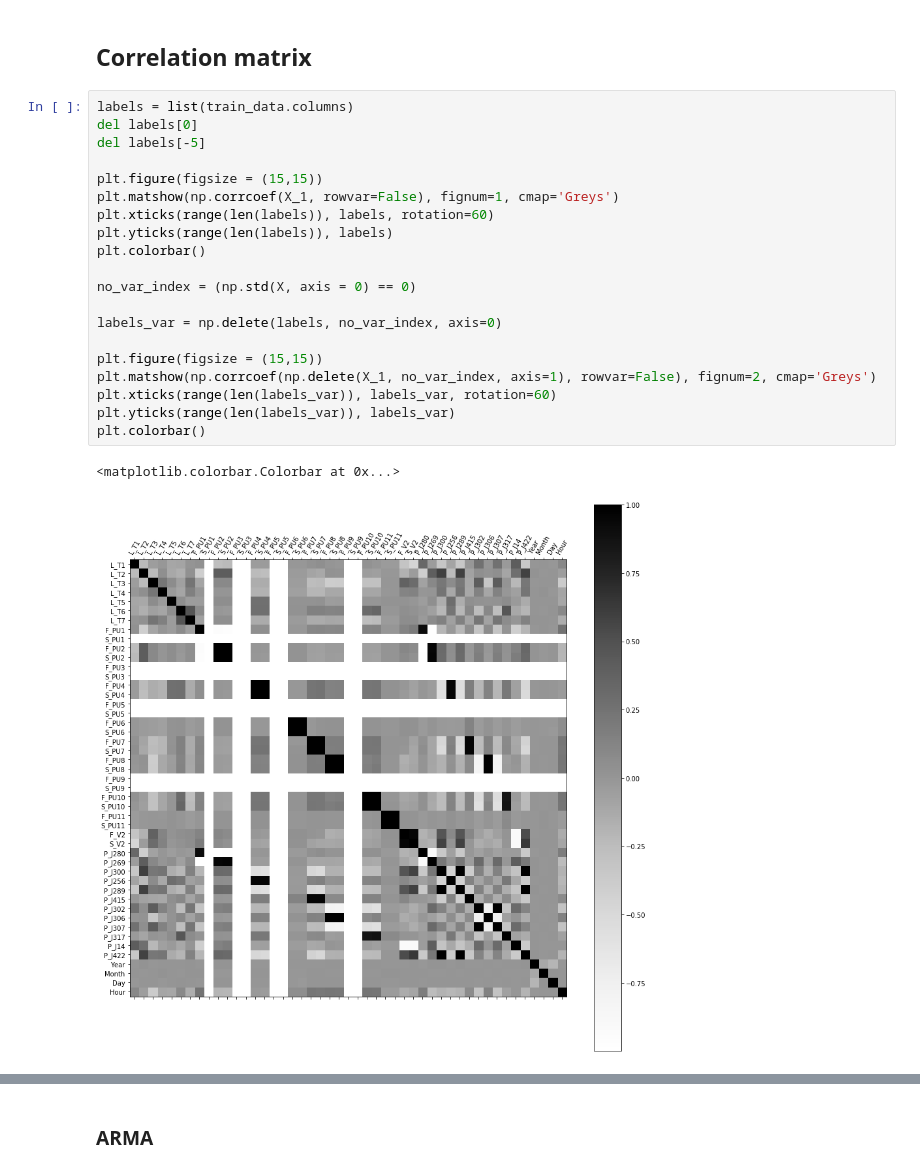
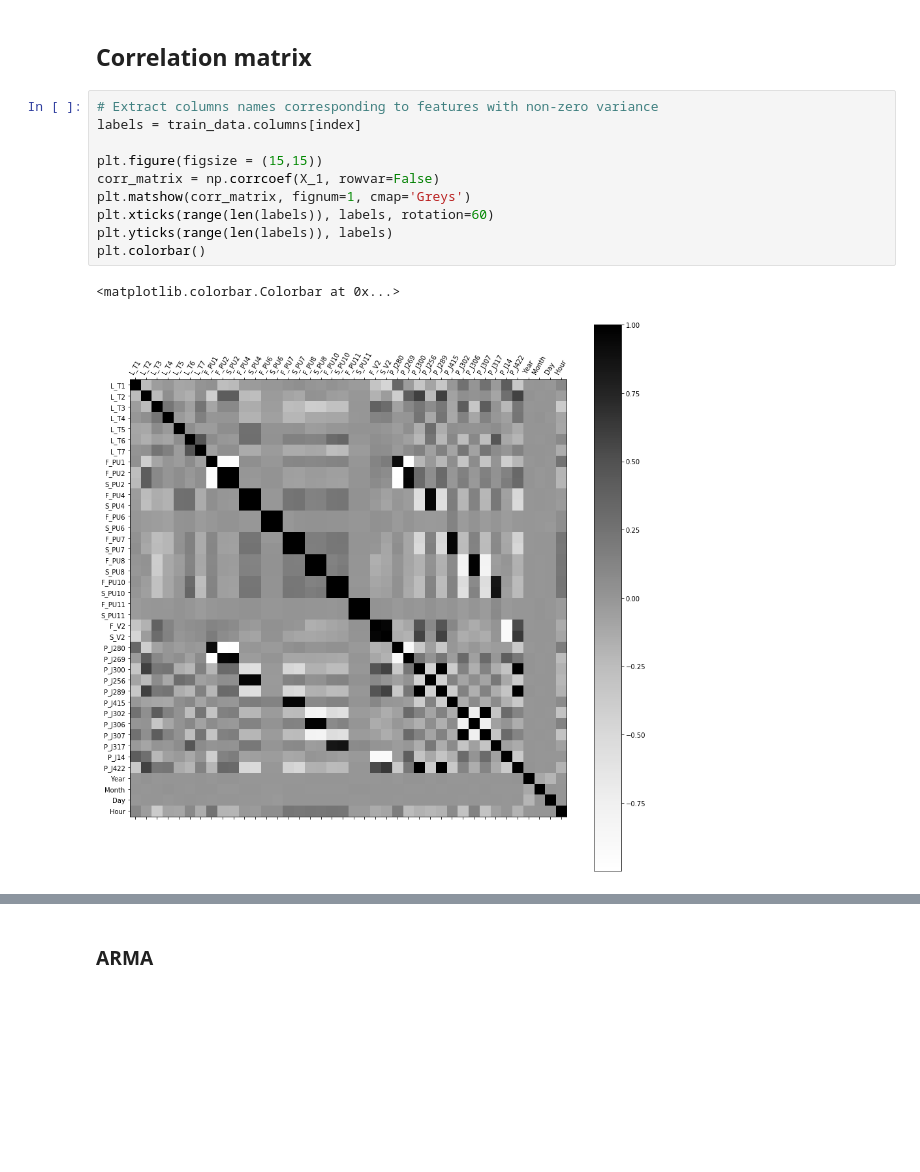
Before and after one commit to giannislelekas/CS4035, a Jupyter notebook: lab2/Lab2.ipynb, the cells around one changed output, grey strips where cells are left out. Cells and saved outputs as stored; diff of their text form; blank space fills up the shorter version.

```diff
--- a/lab2/Lab2.ipynb
+++ b/lab2/Lab2.ipynb
@@ -50,25 +67,15 @@ Number of attacks:  219
 # %% [markdown]
 ## Correlation matrix
 # %%
-labels = list(train_data.columns)
-del labels[0]
-del labels[-5]
+# Extract columns names corresponding to features with non-zero variance
+labels = train_data.columns[index]
 
 plt.figure(figsize = (15,15))
-plt.matshow(np.corrcoef(X_1, rowvar=False), fignum=1, cmap='Greys')
+corr_matrix = np.corrcoef(X_1, rowvar=False)
+plt.matshow(corr_matrix, fignum=1, cmap='Greys')
 plt.xticks(range(len(labels)), labels, rotation=60)
 plt.yticks(range(len(labels)), labels)
 plt.colorbar()
-
-no_var_index = (np.std(X, axis = 0) == 0)
-
-labels_var = np.delete(labels, no_var_index, axis=0)
-
-plt.figure(figsize = (15,15))
-plt.matshow(np.corrcoef(np.delete(X_1, no_var_index, axis=1), rowvar=False), fignum=2, cmap='Greys')
-plt.xticks(range(len(labels_var)), labels_var, rotation=60)
-plt.yticks(range(len(labels_var)), labels_var)
-plt.colorbar()
 # %% [output]
 <matplotlib.colorbar.Colorbar at 0x...>
-[figure, old version]
+[figure, new version]
```
Also changed, not shown: parts of 24 cells of this notebook.
